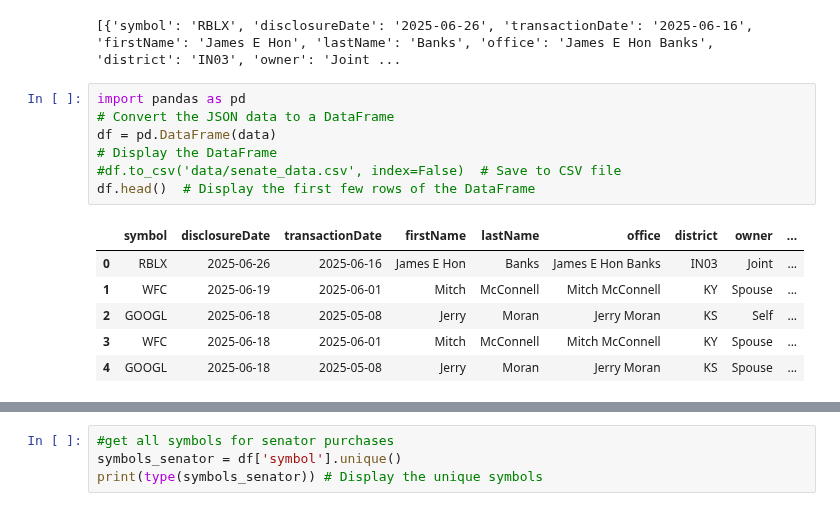
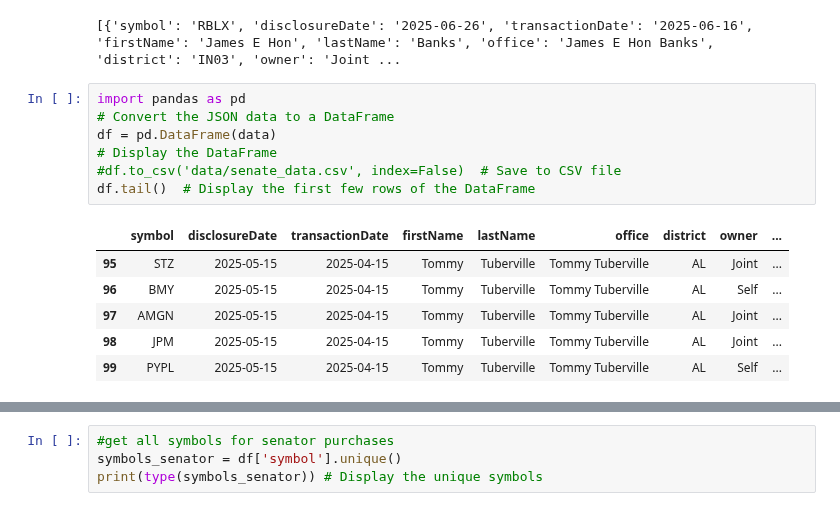
Before and after one commit to santiago20342/python-coruse, a Jupyter notebook: Projects/backtester/test.ipynb, the cells around one changed output, grey strips where cells are left out. Cells and saved outputs as stored; diff of their text form.

```diff
--- a/Projects/backtester/test.ipynb
+++ b/Projects/backtester/test.ipynb
@@ -470,14 +470,14 @@ if response.status_code == 200:
 # %%
 import pandas as pd
 # Convert the JSON data to a DataFrame
 df = pd.DataFrame(data)
 # Display the DataFrame
 #df.to_csv('data/senate_data.csv', index=False)  # Save to CSV file
-df.head()  # Display the first few rows of the DataFrame
+df.tail()  # Display the first few rows of the DataFrame
 # %% [output]
 |  | symbol | disclosureDate | transactionDate | firstName | lastName | office | district | owner | ... |
-| 0 | RBLX | 2025-06-26 | 2025-06-16 | James E Hon | Banks | James E Hon Banks | IN03 | Joint | ... |
-| 1 | WFC | 2025-06-19 | 2025-06-01 | Mitch | McConnell | Mitch McConnell | KY | Spouse | ... |
-| 2 | GOOGL | 2025-06-18 | 2025-05-08 | Jerry | Moran | Jerry Moran | KS | Self | ... |
-| 3 | WFC | 2025-06-18 | 2025-06-01 | Mitch | McConnell | Mitch McConnell | KY | Spouse | ... |
-| 4 | GOOGL | 2025-06-18 | 2025-05-08 | Jerry | Moran | Jerry Moran | KS | Spouse | ... |
+| 95 | STZ | 2025-05-15 | 2025-04-15 | Tommy | Tuberville | Tommy Tuberville | AL | Joint | ... |
+| 96 | BMY | 2025-05-15 | 2025-04-15 | Tommy | Tuberville | Tommy Tuberville | AL | Self | ... |
+| 97 | AMGN | 2025-05-15 | 2025-04-15 | Tommy | Tuberville | Tommy Tuberville | AL | Joint | ... |
+| 98 | JPM | 2025-05-15 | 2025-04-15 | Tommy | Tuberville | Tommy Tuberville | AL | Joint | ... |
+| 99 | PYPL | 2025-05-15 | 2025-04-15 | Tommy | Tuberville | Tommy Tuberville | AL | Self | ... |
```
Also changed, not shown: parts of 5 cells of this notebook.
